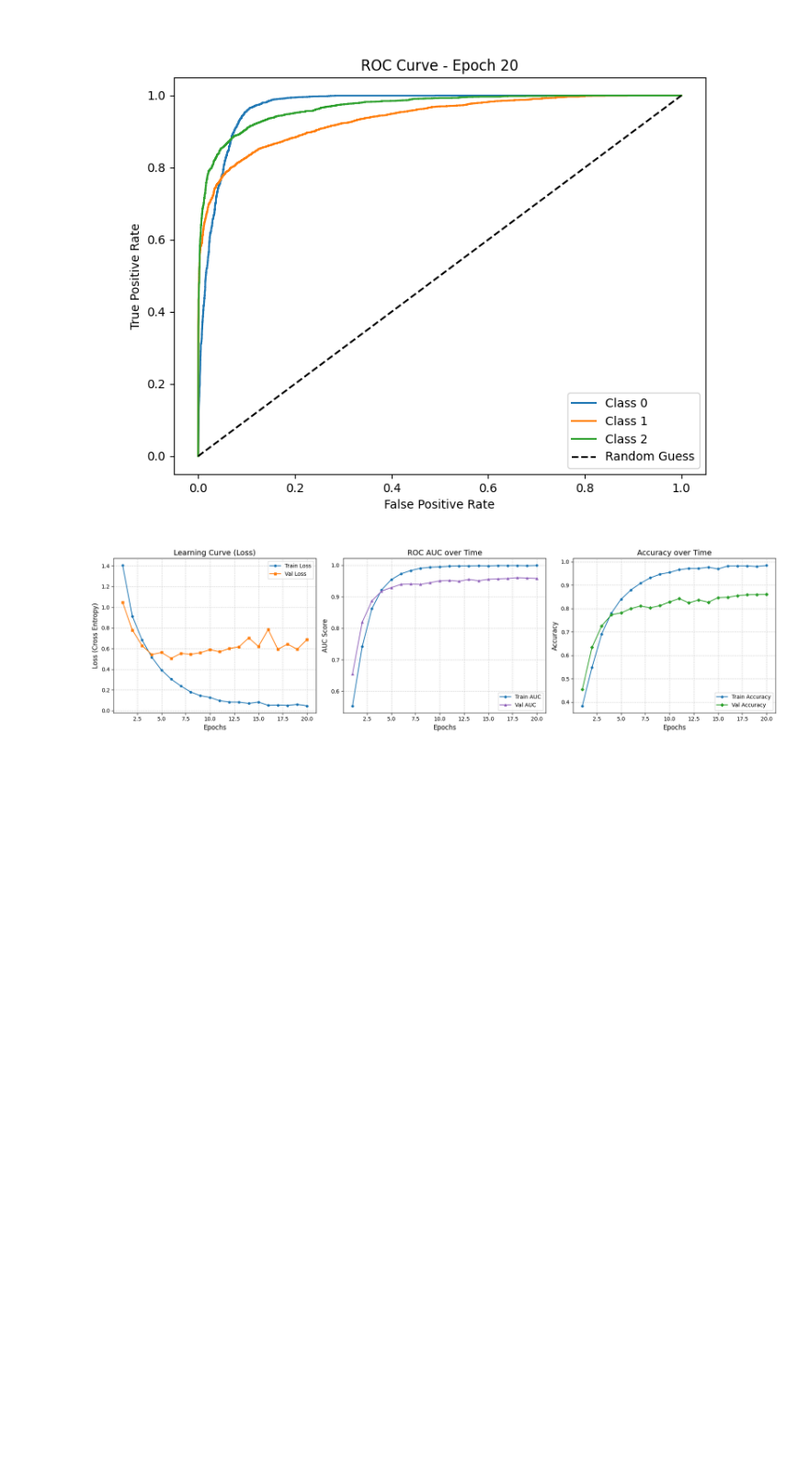
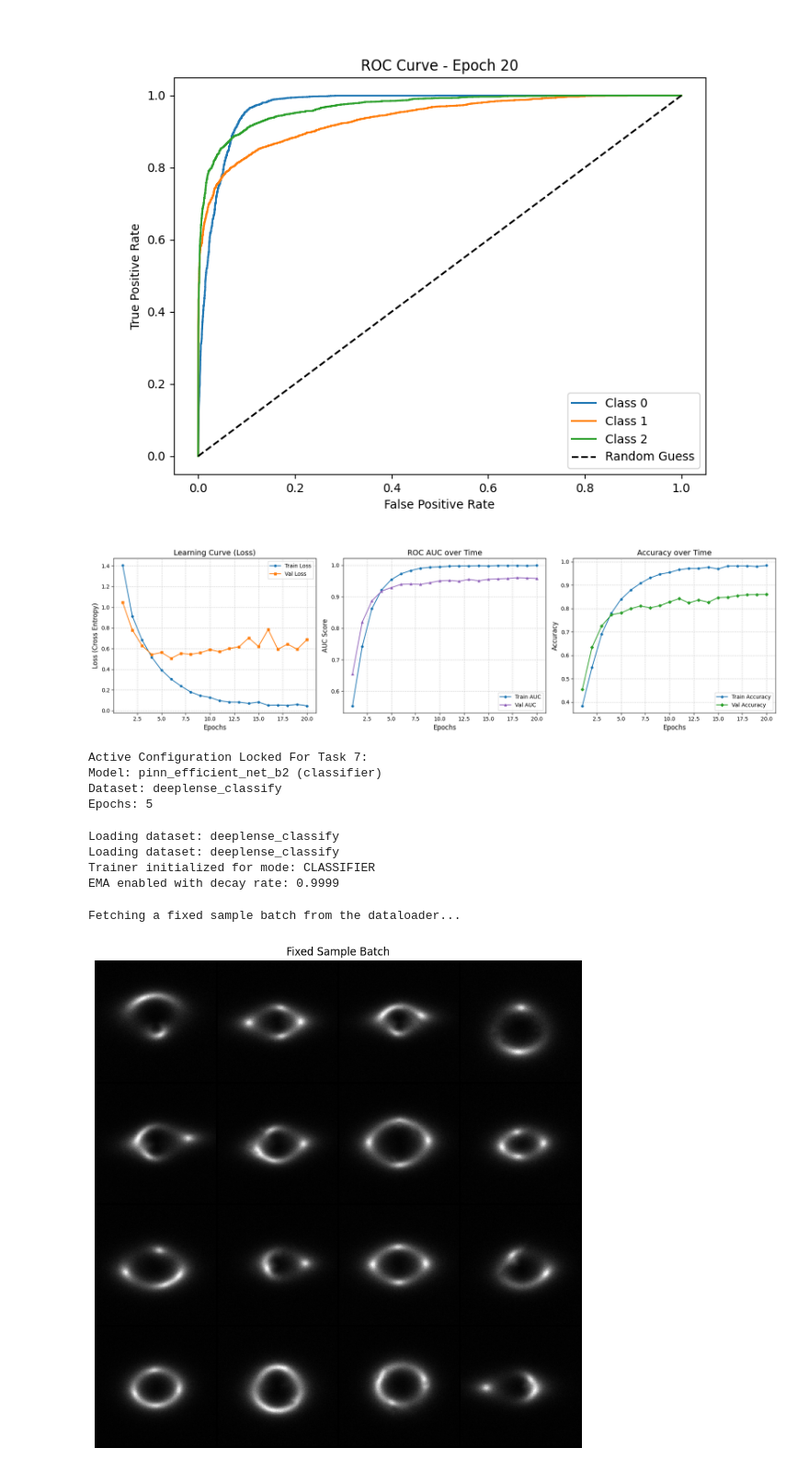
Before and after one commit to JaniShreyas/ML4Sci-Deeplense-Diffusion, a Jupyter notebook: Task_7_Physics_Guided_ML/Task_7_results_and_demo_training.ipynb, the cells around one changed output. Shown at 92% size. Cells and saved outputs as stored; diff of their text form; code cells hidden in the pictures; blank space fills up the shorter version.

```diff
--- a/Task_7_Physics_Guided_ML/Task_7_results_and_demo_training.ipynb
+++ b/Task_7_Physics_Guided_ML/Task_7_results_and_demo_training.ipynb
@@ -228,3 +241,75 @@ Final Validation ROC AUC: 0.9582
 Final Validation Accuracy: 0.8604
 [figure]
 [figure]
+# %%
+# Initialize Hydra and load the config
+with initialize(version_base=None, config_path=f"../configs"):
+    # Freeze the exact configuration used for this task via overrides
+    cfg = compose(
+        config_name="config",
+        overrides=[
+            "model=pinn_efficient_net_b2_deeplense_classify",
+            "dataset=deeplense_classify",
+            "training.epochs=5",
+            "sampling.sample_every_n_epochs=1",
+            "experiment_name=demo_task7"
+        ]
+    )
+
+print("Active Configuration Locked For Task 7:")
+print(f"Model: {cfg.model.name} ({cfg.model.type})")
+print(f"Dataset: {cfg.dataset.name}")
+print(f"Epochs: {cfg.training.epochs}")
+# %% [output]
+Active Configuration Locked For Task 7:
+Model: pinn_efficient_net_b2 (classifier)
+Dataset: deeplense_classify
+Epochs: 5
+# %%
+from src.data import get_dataloaders, get_datasets, get_stats as get_stats_fn
+from src.data.config import DataConfig
+from src.models import get_model
+from src.training.trainer import Trainer
+from src.metrics import get_metric
+
+# Load Data
+data_config = DataConfig(**cfg.dataset)
+train_dataset, test_dataset = get_datasets(data_config)
+train_loader, test_loader = get_dataloaders(data_config)
+get_stats = get_stats_fn(data_config)
+
+# Load Model
+model = get_model(cfg)
+
+# Load Metrics
+metrics = {}
+for metric_cfg in cfg.model.metrics.values():
+    metrics[metric_cfg.name] = get_metric(metric_cfg, cfg)
+
+# Setup Optimizer
+optimizer = torch.optim.AdamW(model.parameters(), lr=cfg.training.lr)
+
+# Initialize Trainer
+trainer = Trainer(
+    model=model,
+    train_dataloader=train_loader,
+    test_dataloader=test_loader,
+    test_dataset=test_dataset,
+    optimizer=optimizer,
+    get_stats=get_stats,
+    config=cfg,
+    start_epoch=1,
+    metrics=metrics
+)
+# %% [output]
+Loading dataset: deeplense_classify
+Loading dataset: deeplense_classify
+Trainer initialized for mode: CLASSIFIER
+EMA enabled with decay rate: 0.9999
+# %%
+# Visualize what the model is about to see
+print("Fetching a fixed sample batch from the dataloader...")
+trainer.plot_fixed_batch()
+# %% [output]
+Fetching a fixed sample batch from the dataloader...
+[figure, added]
```
Also changed, not shown: parts of 7 cells of this notebook, 4 other files.
